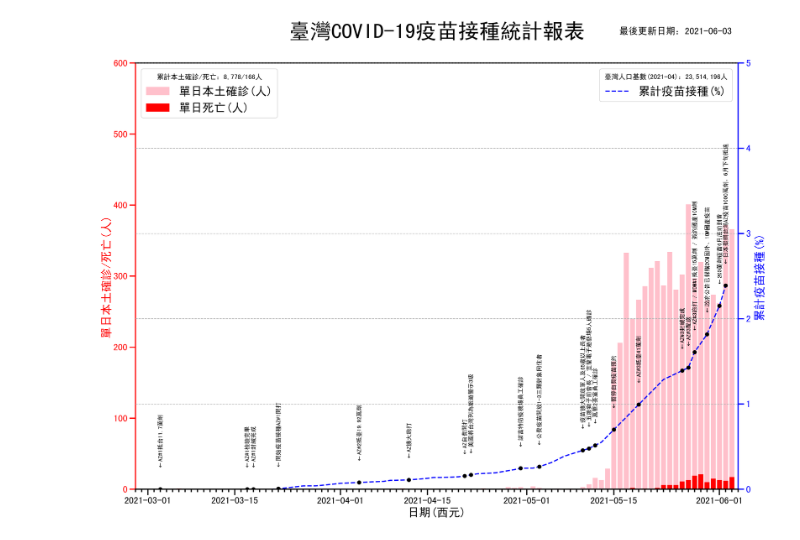
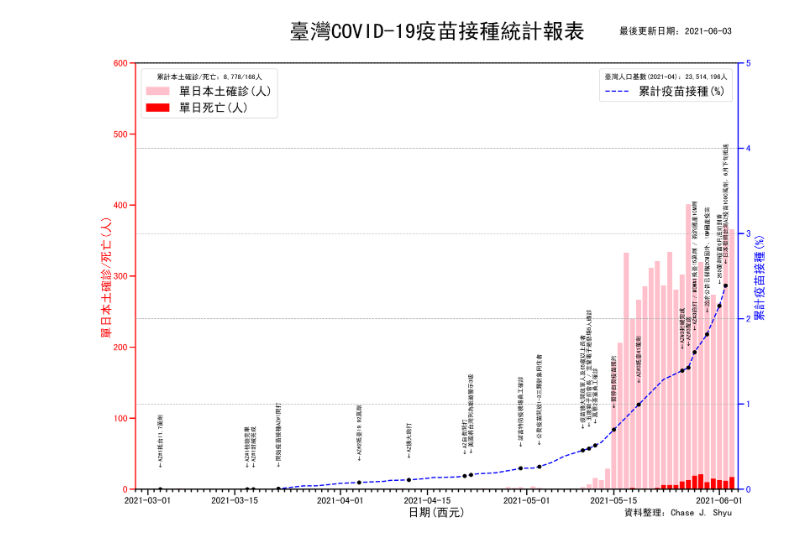
Before and after one commit to chaseshyu/VaccineCOVID19Taiwan, a Jupyter notebook: plotVaccineCOVID19Taiwan.ipynb, the cells around one changed output. Saved outputs shown, nothing was run; the diff lists cells and outputs as text; code cells hidden in the pictures.

```diff
--- a/plotVaccineCOVID19Taiwan.ipynb
+++ b/plotVaccineCOVID19Taiwan.ipynb
@@ -41,6 +41,7 @@ text_last_updated = '最後更新日期：%s'%df.index[-1].strftime('%Y-%m-%d')
 confirmedAmount = int(df[ConfirmedLocalAmount][-1])
 deathDeath = int(df[DeathAmount][-1])
 text_confirmed_amount = '累計本土確診/死亡：' + f'{confirmedAmount:,}/' + f'{deathDeath:,}' +'人'
+text_sign = '資料整理：Chase J. Shyu'
 
 vaccine_color = 'blue'
 death_color = 'red'
@@ -94,32 +95,32 @@ ind = ~df[Event].isnull()
 for i in df[ind].index:
     ycoord = df.loc[i,'mavg'] / population_202104*100 + y_shift
     ax_vaccine.text(i,ycoord,'$\leftarrow$'+ df.loc[i,Event],
                     rotation=90,fontsize=event_size,horizontalalignment='center')
 ax_vaccine.plot(df.index[ind], df["mavg"][ind]/population_202104*100 ,'o',color='black')
 ax_vaccine.legend(loc=1,fontsize=label_size,title=text_population)
 
 ax_vaccine.grid(linestyle = '--', linewidth = 1)
 ax_vaccine.set_ylim(0,math.ceil(ax_vaccine.get_ylim()[1] * 1.7))
 ax_vaccine.set_xlim(df.index[10]+datetime.timedelta(days=18),df.index[-1]+datetime.timedelta(days=1))
 ax_vaccine.set_ylabel(label_left, fontsize=label_size)
 ax_vaccine.set_title(title,fontsize=title_size,y=1.05)
 ax_vaccine.text(df.index[-1],ax_vaccine.get_ylim()[1]*1.065,
                 text_last_updated,
                fontsize=tick_size,ha='right',va='bottom')
-
+ax_vaccine.text(df.index[-1],-ax_vaccine.get_ylim()[1]*0.065,text_sign,fontsize=tick_size,ha='right',va='bottom')
 ax_vaccine.spines['top'].set_visible(False)
 ax_vaccine.spines['left'].set_visible(False)
 ax_vaccine.spines['right'].set_color(vaccine_color)
 for axis in ['top','bottom','left','right']:
     ax_vaccine.spines[axis].set_linewidth(2)
 ax_vaccine.yaxis.label.set_color(vaccine_color)
 ax_vaccine.tick_params(axis='y',colors=vaccine_color)
 ax_vaccine.xaxis.set_minor_locator(mdates.DayLocator())
 ax_vaccine.tick_params(which='major', length=10, width=2)
 
 # save figure
 plt.tight_layout()
 plt.savefig('VaccineCOVID19Taiwan.jpg',dpi=300)
 #plt.close()
 # %% [output]
-[figure, old version]
+[figure, new version]
```
Also changed, not shown: 1 other file.
